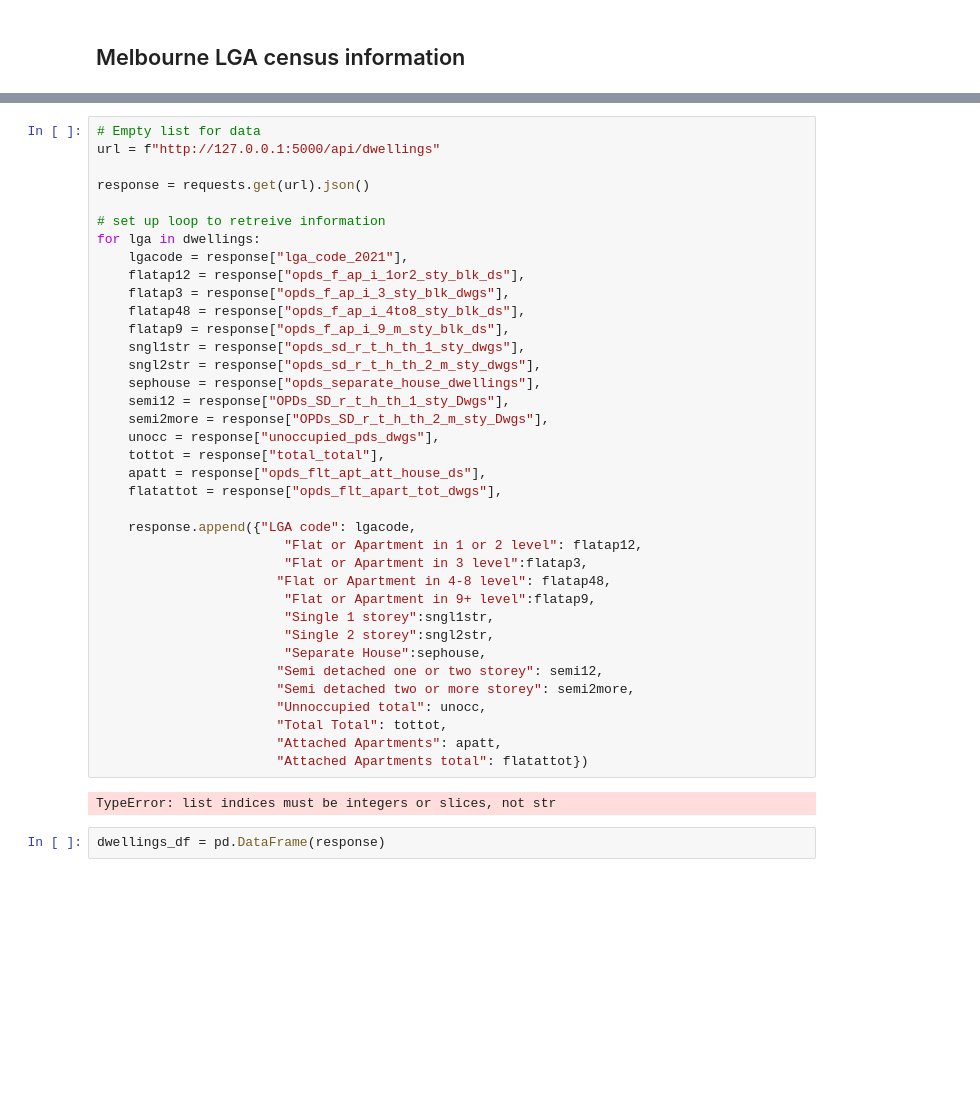
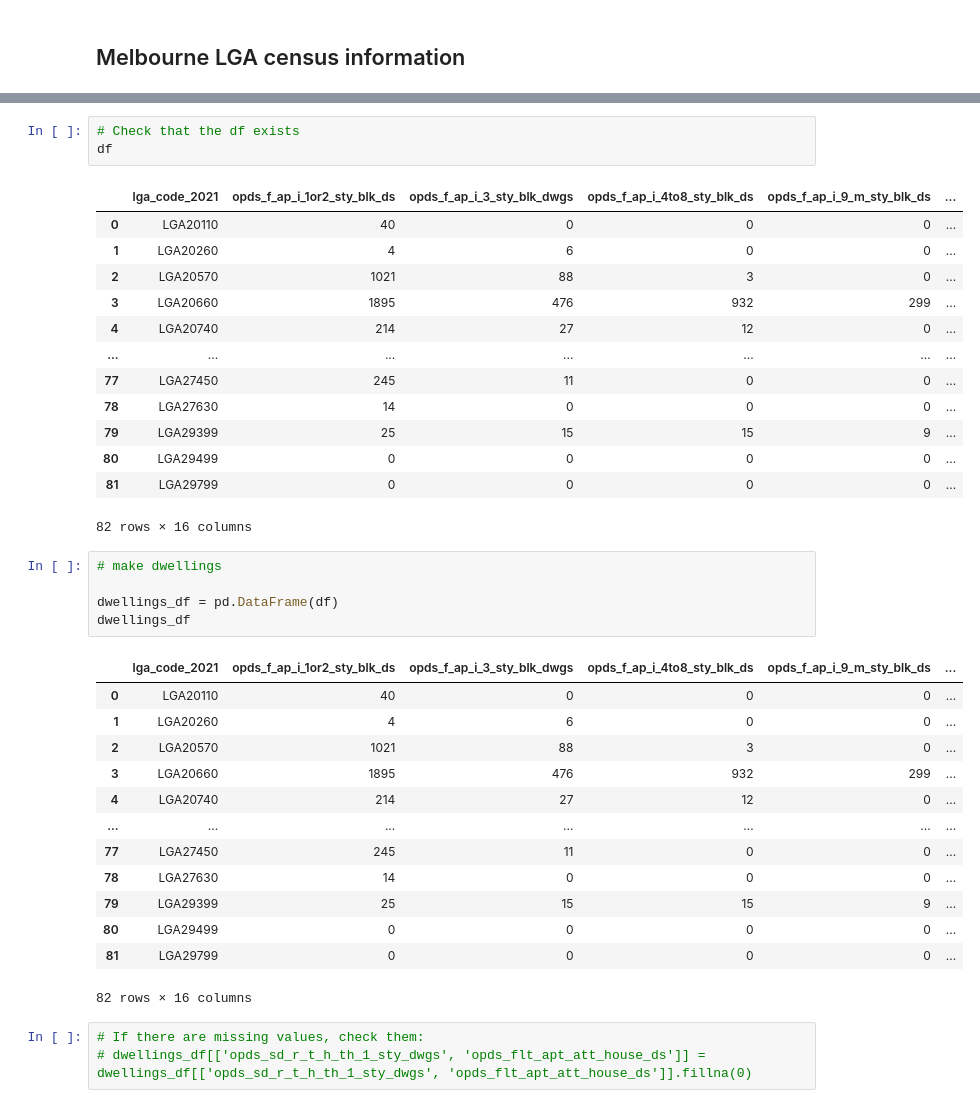
Before and after one commit to tpisel/housing-project, a Jupyter notebook: notebooks/Census_apidata.ipynb, the cells around one changed output, grey strips where cells are left out. Cells and saved outputs as stored; diff of their text form; blank space fills up the shorter version.

```diff
--- a/notebooks/Census_apidata.ipynb
+++ b/notebooks/Census_apidata.ipynb
@@ -36,41 +26,39 @@ def query_api(census,page=1):
-# %%
-# Empty list for data
-url = f"http://127.0.0.1:5000/api/dwellings"
-
-response = requests.get(url).json()
-
-# set up loop to retreive information
-for lga in dwellings:
-    lgacode = response["lga_code_2021"],
-    flatap12 = response["opds_f_ap_i_1or2_sty_blk_ds"],
-    flatap3 = response["opds_f_ap_i_3_sty_blk_dwgs"],
-    flatap48 = response["opds_f_ap_i_4to8_sty_blk_ds"],
-    flatap9 = response["opds_f_ap_i_9_m_sty_blk_ds"],
-    sngl1str = response["opds_sd_r_t_h_th_1_sty_dwgs"],
-    sngl2str = response["opds_sd_r_t_h_th_2_m_sty_dwgs"],
-    sephouse = response["opds_separate_house_dwellings"],
-    semi12 = response["OPDs_SD_r_t_h_th_1_sty_Dwgs"],
-    semi2more = response["OPDs_SD_r_t_h_th_2_m_sty_Dwgs"],
-    unocc = response["unoccupied_pds_dwgs"],
-    tottot = response["total_total"],
-    apatt = response["opds_flt_apt_att_house_ds"],
-    flatattot = response["opds_flt_apart_tot_dwgs"],
-
-    response.append({"LGA code": lgacode,
-                        "Flat or Apartment in 1 or 2 level": flatap12,
-                        "Flat or Apartment in 3 level":flatap3,
-                       "Flat or Apartment in 4-8 level": flatap48,
-                        "Flat or Apartment in 9+ level":flatap9,
-                        "Single 1 storey":sngl1str,
-                        "Single 2 storey":sngl2str,
-                        "Separate House":sephouse,
-                       "Semi detached one or two storey": semi12,
-                       "Semi detached two or more storey": semi2more,
-                       "Unnoccupied total": unocc,
-                       "Total Total": tottot,
-                       "Attached Apartments": apatt,
-                       "Attached Apartments total": flatattot})
-# %% [output]
-TypeError: list indices must be integers or slices, not str
-# %%
-dwellings_df = pd.DataFrame(response)
+# %%
+# Check that the df exists
+df
+# %% [output]
+|  | lga_code_2021 | opds_f_ap_i_1or2_sty_blk_ds | opds_f_ap_i_3_sty_blk_dwgs | opds_f_ap_i_4to8_sty_blk_ds | opds_f_ap_i_9_m_sty_blk_ds | ... |
+| 0 | LGA20110 | 40 | 0 | 0 | 0 | ... |
+| 1 | LGA20260 | 4 | 6 | 0 | 0 | ... |
+| 2 | LGA20570 | 1021 | 88 | 3 | 0 | ... |
+| 3 | LGA20660 | 1895 | 476 | 932 | 299 | ... |
+| 4 | LGA20740 | 214 | 27 | 12 | 0 | ... |
+| ... | ... | ... | ... | ... | ... | ... |
+| 77 | LGA27450 | 245 | 11 | 0 | 0 | ... |
+| 78 | LGA27630 | 14 | 0 | 0 | 0 | ... |
+| 79 | LGA29399 | 25 | 15 | 15 | 9 | ... |
+| 80 | LGA29499 | 0 | 0 | 0 | 0 | ... |
+| 81 | LGA29799 | 0 | 0 | 0 | 0 | ... |
+82 rows × 16 columns
+# %%
+# make dwellings
+
+dwellings_df = pd.DataFrame(df)
+dwellings_df
+# %% [output]
+|  | lga_code_2021 | opds_f_ap_i_1or2_sty_blk_ds | opds_f_ap_i_3_sty_blk_dwgs | opds_f_ap_i_4to8_sty_blk_ds | opds_f_ap_i_9_m_sty_blk_ds | ... |
+| 0 | LGA20110 | 40 | 0 | 0 | 0 | ... |
+| 1 | LGA20260 | 4 | 6 | 0 | 0 | ... |
+| 2 | LGA20570 | 1021 | 88 | 3 | 0 | ... |
+| 3 | LGA20660 | 1895 | 476 | 932 | 299 | ... |
+| 4 | LGA20740 | 214 | 27 | 12 | 0 | ... |
+| ... | ... | ... | ... | ... | ... | ... |
+| 77 | LGA27450 | 245 | 11 | 0 | 0 | ... |
+| 78 | LGA27630 | 14 | 0 | 0 | 0 | ... |
+| 79 | LGA29399 | 25 | 15 | 15 | 9 | ... |
+| 80 | LGA29499 | 0 | 0 | 0 | 0 | ... |
+| 81 | LGA29799 | 0 | 0 | 0 | 0 | ... |
+82 rows × 16 columns
+# %%
+# If there are missing values, check them:
+# dwellings_df[['opds_sd_r_t_h_th_1_sty_dwgs', 'opds_flt_apt_att_house_ds']] = dwellings_df[['opds_sd_r_t_h_th_1_sty_dwgs', 'opds_flt_apt_att_house_ds']].fillna(0)
```
Also changed, not shown: parts of 10 cells of this notebook, 5 other files.
